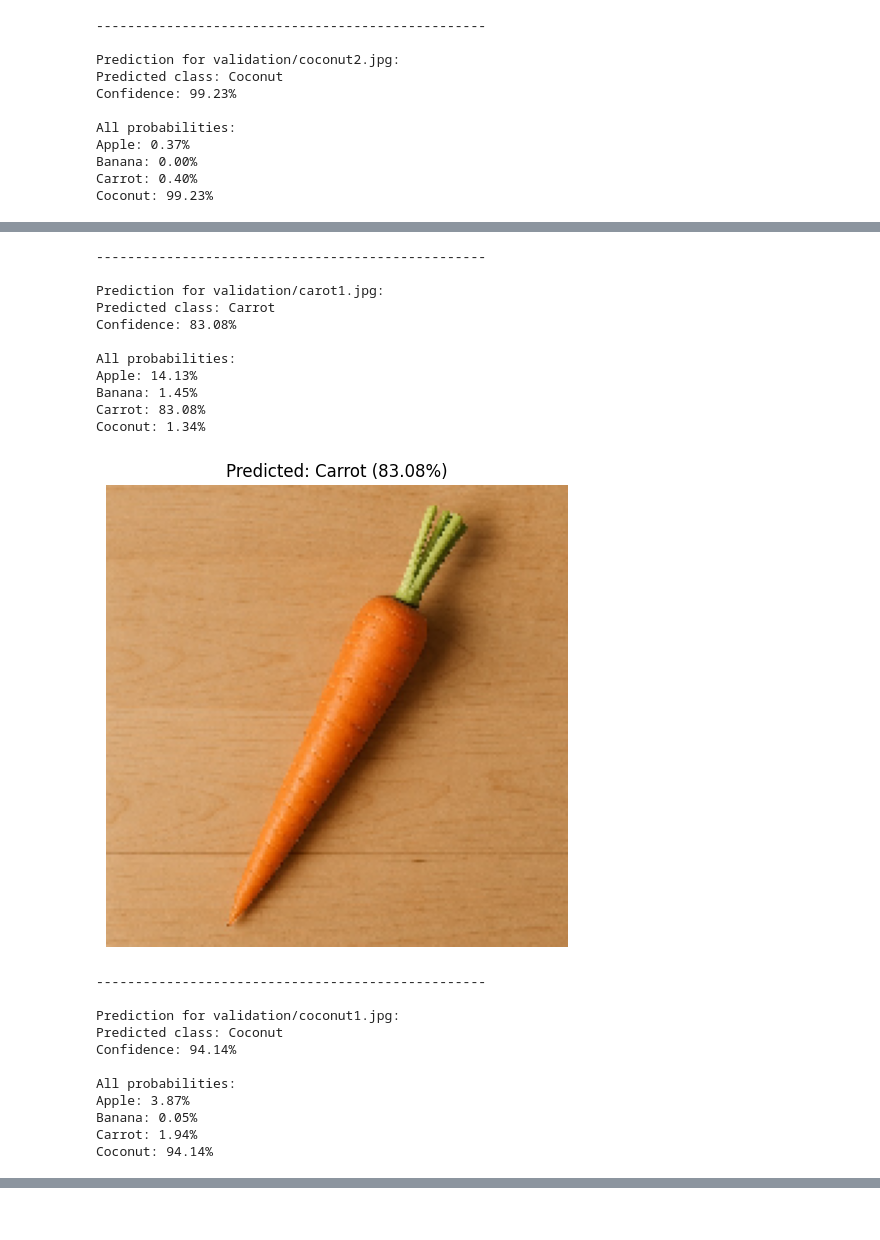
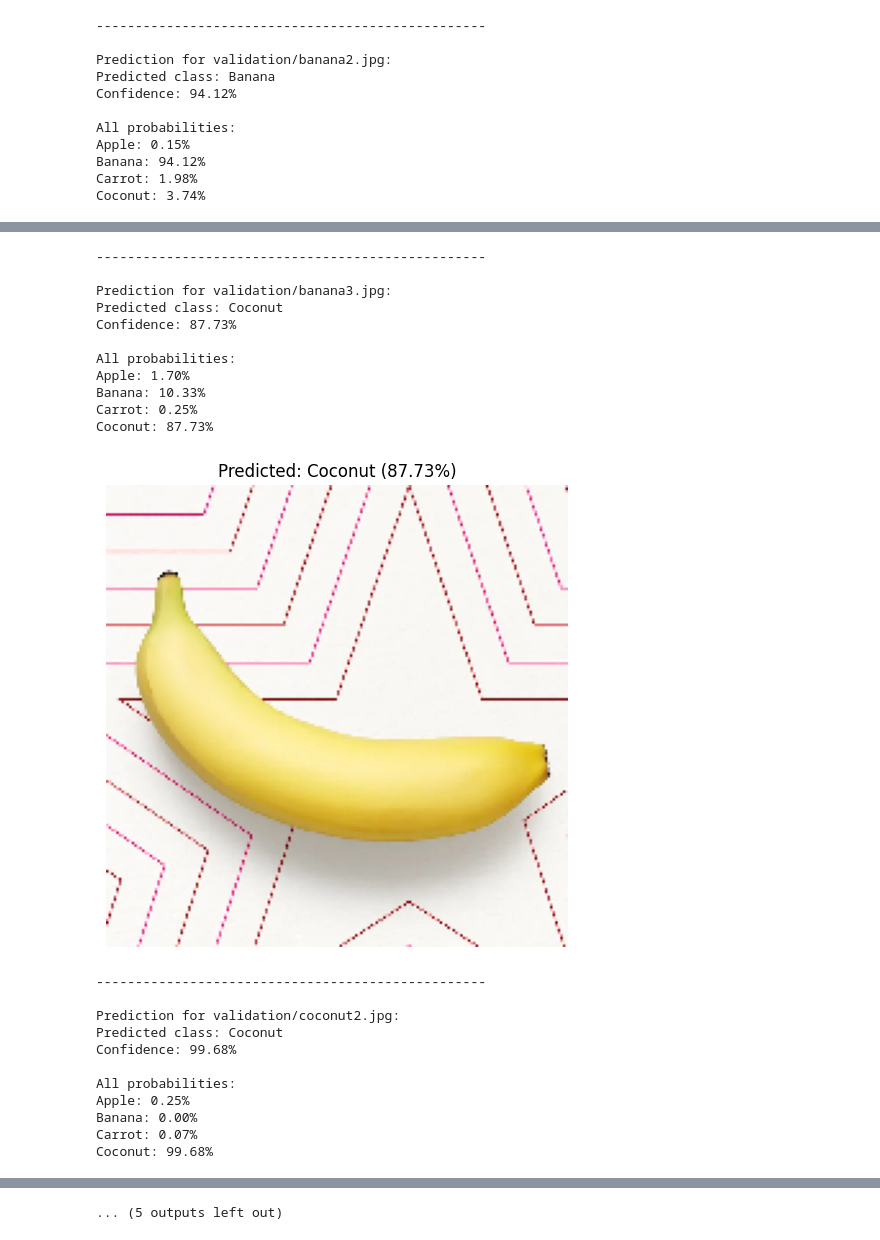
Before and after one commit to xMokiii/Workshop2025, a Jupyter notebook: Machine_Test.ipynb, the cells around one changed output, grey strips where cells are left out. Cells and saved outputs as stored; diff of their text form; code cells hidden in the pictures.

```diff
--- a/Machine_Test.ipynb
+++ b/Machine_Test.ipynb
@@ -85,8 +85,11 @@ def predict_image(img_path, show_details=True):
 test_images = [
     "validation/apple1.jpg",
     "validation/banana1.jpg",
+    "validation/banana2.jpg",
+    "validation/banana3.jpg",
     "validation/coconut2.jpg",
     "validation/carot1.jpg",
+    "validation/carot2.jpg",
     "validation/coconut1.jpg"
 ]
 
@@ -149,11 +152,11 @@ Coconut: 20.55%
 --------------------------------------------------
 
-Prediction for validation/coconut2.jpg:
-Predicted class: Coconut
-Confidence: 99.23%
+Prediction for validation/banana2.jpg:
+Predicted class: Banana
+Confidence: 94.12%
 
 All probabilities:
-Apple: 0.37%
-Banana: 0.00%
-Carrot: 0.40%
-Coconut: 99.23%
+Apple: 0.15%
+Banana: 94.12%
+Carrot: 1.98%
+Coconut: 3.74%
@@ -161,23 +164,23 @@ Coconut: 99.23%
 --------------------------------------------------
 
-Prediction for validation/carot1.jpg:
-Predicted class: Carrot
-Confidence: 83.08%
+Prediction for validation/banana3.jpg:
+Predicted class: Coconut
+Confidence: 87.73%
 
 All probabilities:
-Apple: 14.13%
-Banana: 1.45%
-Carrot: 83.08%
-Coconut: 1.34%
+Apple: 1.70%
+Banana: 10.33%
+Carrot: 0.25%
+Coconut: 87.73%
-[figure, old version]
+[figure, new version]
 --------------------------------------------------
 
-Prediction for validation/coconut1.jpg:
+Prediction for validation/coconut2.jpg:
 Predicted class: Coconut
-Confidence: 94.14%
+Confidence: 99.68%
 
 All probabilities:
-Apple: 3.87%
-Banana: 0.05%
-Carrot: 1.94%
-Coconut: 94.14%
+Apple: 0.25%
+Banana: 0.00%
+Carrot: 0.07%
+Coconut: 99.68%
@@ -195,0 +200 @@ DEBUGGING: Testing on some training images
+... (5 outputs left out)
```
Also changed, not shown: parts of 1 cell of this notebook, 50 other files.
